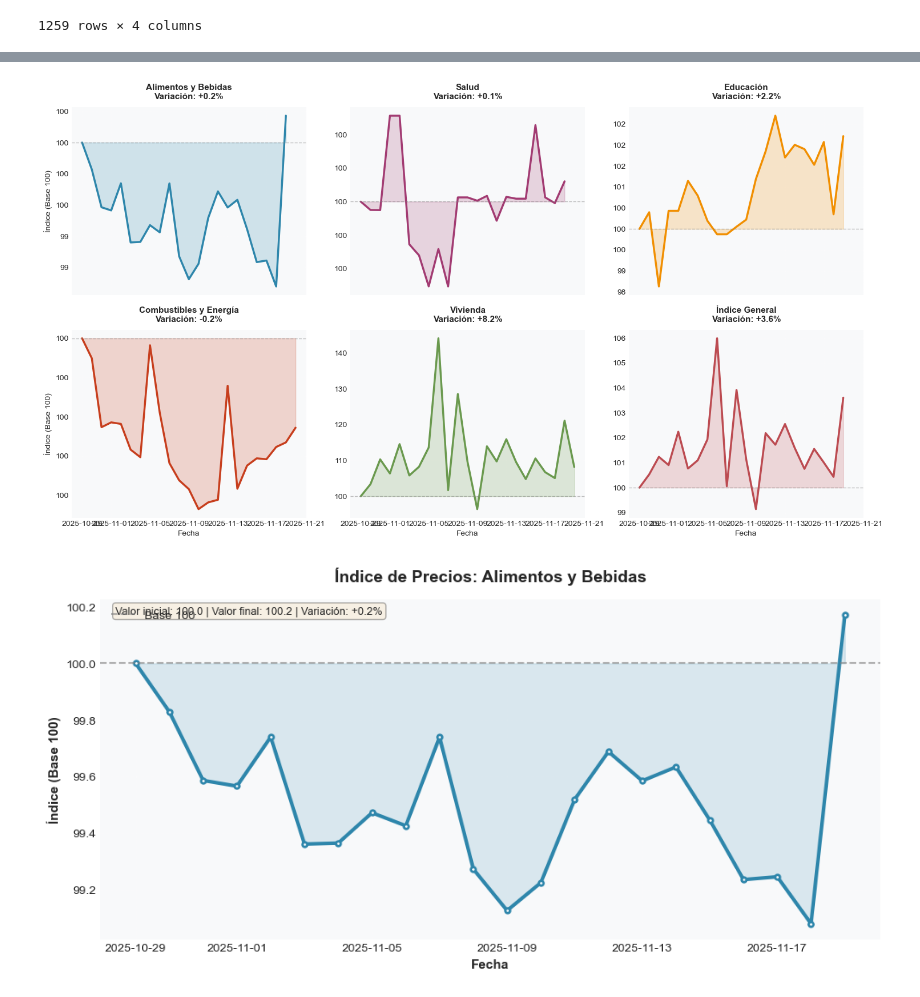
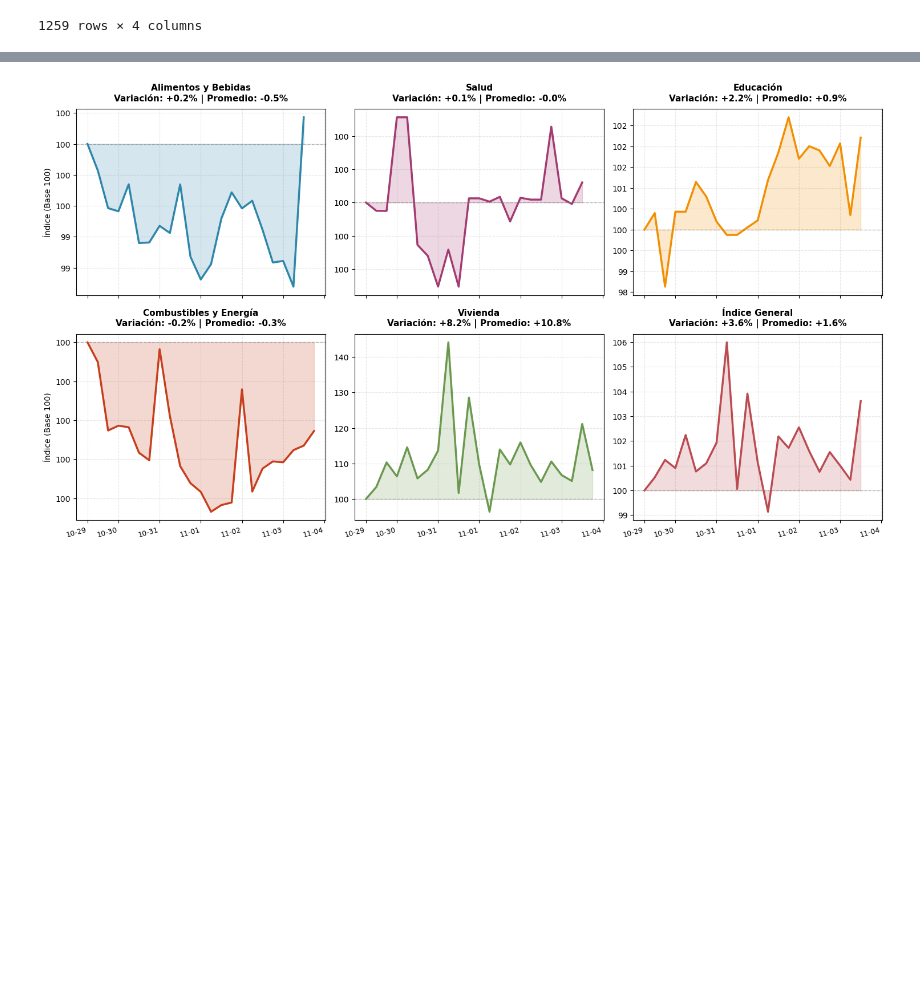
Before and after one commit to jhersoncueva/PEU_INEI_Proyecto_Integrador_IPC, a Jupyter notebook: ipc-webscraping/merge_base100.ipynb, the cells around one changed output, grey strips where cells are left out. Cells and saved outputs as stored; diff of their text form; code cells hidden in the pictures; blank space fills up the shorter version.

```diff
--- a/ipc-webscraping/merge_base100.ipynb
+++ b/ipc-webscraping/merge_base100.ipynb
@@ -738,15 +615,14 @@ import matplotlib.pyplot as plt
 import pandas as pd
 import numpy as np
 
-# Configuración general de estilo
-plt.style.use('seaborn-v0_8-darkgrid')
-plt.rcParams['figure.facecolor'] = 'white'
-plt.rcParams['axes.facecolor'] = '#f8f9fa'
+# # Configuración general de estilo
+# plt.style.use('seaborn-v0_8-darkgrid')
+# plt.rcParams['figure.facecolor'] = 'white'
+# plt.rcParams['axes.facecolor'] = '#f8f9fa'
 
-# Crear subgráficos
 fig, axs = plt.subplots(2, 3, figsize=(15, 8), sharex=True)
 
-# Definir categorías y colores
+
 indices = [
     ("Alimentos y Bebidas", ipc_alimentos, '#2E86AB'),
     ("Salud", ipc_salud, '#A23B72'),
@@ -756,7 +632,7 @@ indices = [
     ("Índice General", ipc_total, '#BC4B51')
 ]
 
-# Graficar cada categoría
+
 for i, (categoria, data, color) in enumerate(indices):
     row = i // 3
     col = i % 3
@@ -774,19 +650,26 @@ for i, (categoria, data, color) in enumerate(indices):
     # Calcular variación porcentual
     var_total = ((data.iloc[-1] / data.iloc[0]) - 1) * 100
 
-    # Título con información
-    ax.set_title(f'{categoria}\nVariación: {var_total:+.1f}%',
+    # Calcular el promedio porcentual
+    avg_value = data.mean()
+    avg_percentage = ((avg_value / 100) - 1) * 100  # Promedio respecto al valor base 100
+
+    # Título con información (variación y promedio)
+    ax.set_title(f'{categoria}\nVariación: {var_total:+.1f}% | Promedio: {avg_percentage:+.1f}%',
                 fontweight='bold', fontsize=11, pad=10)
 
     # Etiquetas
     if row == 1:
-        ax.set_xlabel("Fecha", fontsize=10)
+        ax.set_xlabel("", fontsize=10)
     if col == 0:
         ax.set_ylabel("Índice (Base 100)", fontsize=10)
 
     # Grid mejorado
     ax.grid(True, alpha=0.3, linestyle='--')
     ax.set_axisbelow(True)
+
+    # Formato de eje X (Inclinación de etiquetas)
+    ax.set_xticklabels(data.index.strftime('%m-%d'), rotation=15, ha='right', fontsize=9)
 
     # Formato de eje Y
     ax.yaxis.set_major_formatter(plt.FuncFormatter(lambda x, p: f'{x:.0f}'))
@@ -797,49 +680,4 @@ plt.subplots_adjust(top=0.96)
 
 # Mostrar gráfico
 plt.show()
-
-# Segundo gráfico: uno por uno
-for categoria, data, color in indices:
-    fig, ax = plt.subplots(figsize=(10, 5))
-
-    # Graficar con estilo
-    ax.plot(data.index, data.values, linewidth=3, color=color, marker='o',
-            markersize=4, markerfacecolor='white', markeredgewidth=2)
-
-    # Área sombreada
-    ax.fill_between(data.index, 100, data.values, alpha=0.15, color=color)
-
-    # Línea base
-    ax.axhline(y=100, color='gray', linestyle='--', linewidth=1.5, alpha=0.6,
-               label='Base 100')
-
-    # Estadísticas
-    var_total = ((data.iloc[-1] / data.iloc[0]) - 1) * 100
-    valor_inicial = data.iloc[0]
-    valor_final = data.iloc[-1]
-
-    # Título y subtítulo
-    ax.set_title(f'Índice de Precios: {categoria}',
-                fontsize=14, fontweight='bold', pad=15)
-    ax.text(0.02, 0.98,
-            f'Valor inicial: {valor_inicial:.1f} | Valor final: {valor_final:.1f} | Variación: {var_total:+.1f}%',
-            transform=ax.transAxes, fontsize=9, verticalalignment='top',
-            bbox=dict(boxstyle='round', facecolor='wheat', alpha=0.3))
-
-    # Etiquetas
-    ax.set_xlabel("Fecha", fontsize=11, fontweight='bold')
-    ax.set_ylabel("Índice (Base 100)", fontsize=11, fontweight='bold')
-
-    # Grid
-    ax.grid(True, alpha=0.3, linestyle='--')
-    ax.set_axisbelow(True)
-
-    # Leyenda
-    ax.legend(loc='upper left', framealpha=0.9)
-
-    # Ajustar el diseño
-    plt.tight_layout()
-
-    # Mostrar gráfico
-    plt.show()
 # %% [output]
@@ -846,2 +700 @@ for categoria, data, color in indices:
-[figure, old version]
+[figure, new version]
-[figure, removed]
```
Also changed, not shown: parts of 4 cells of this notebook, 31 other files.
